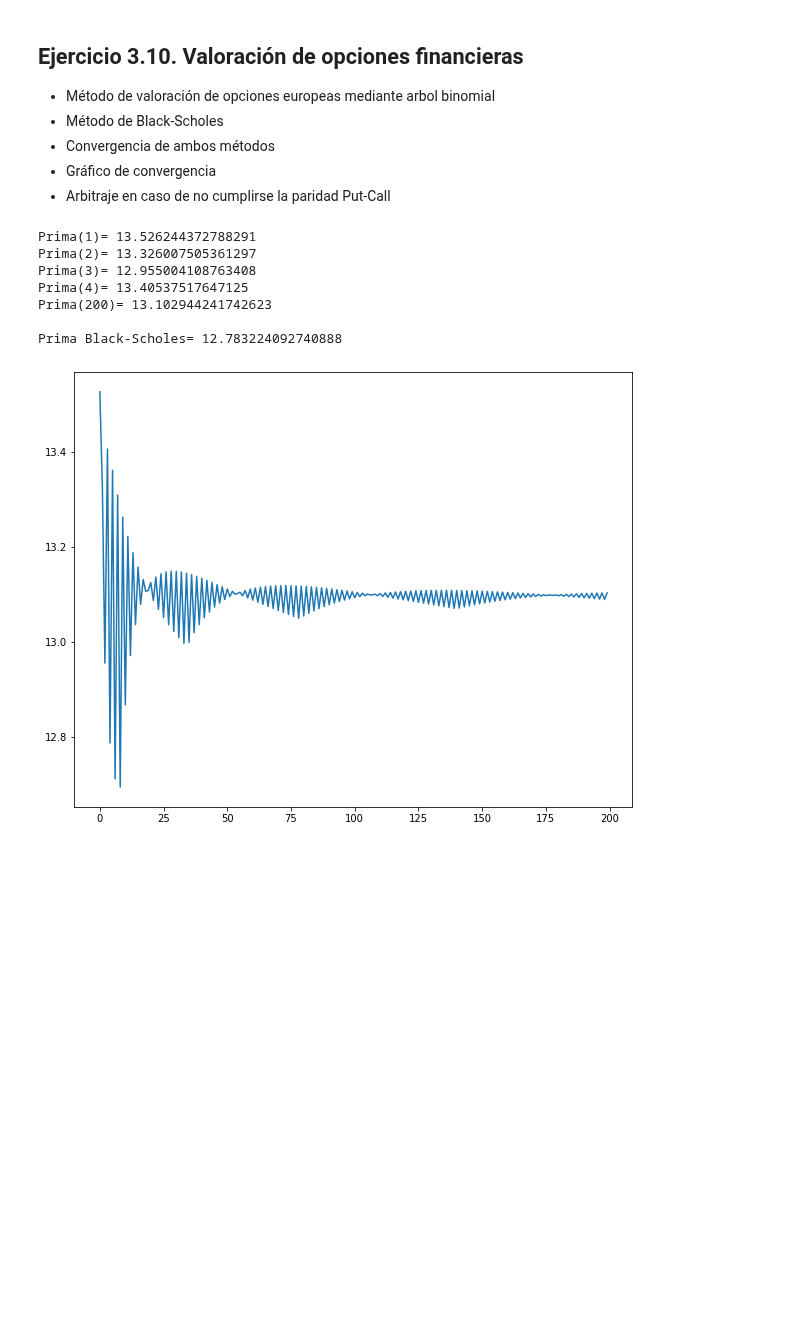
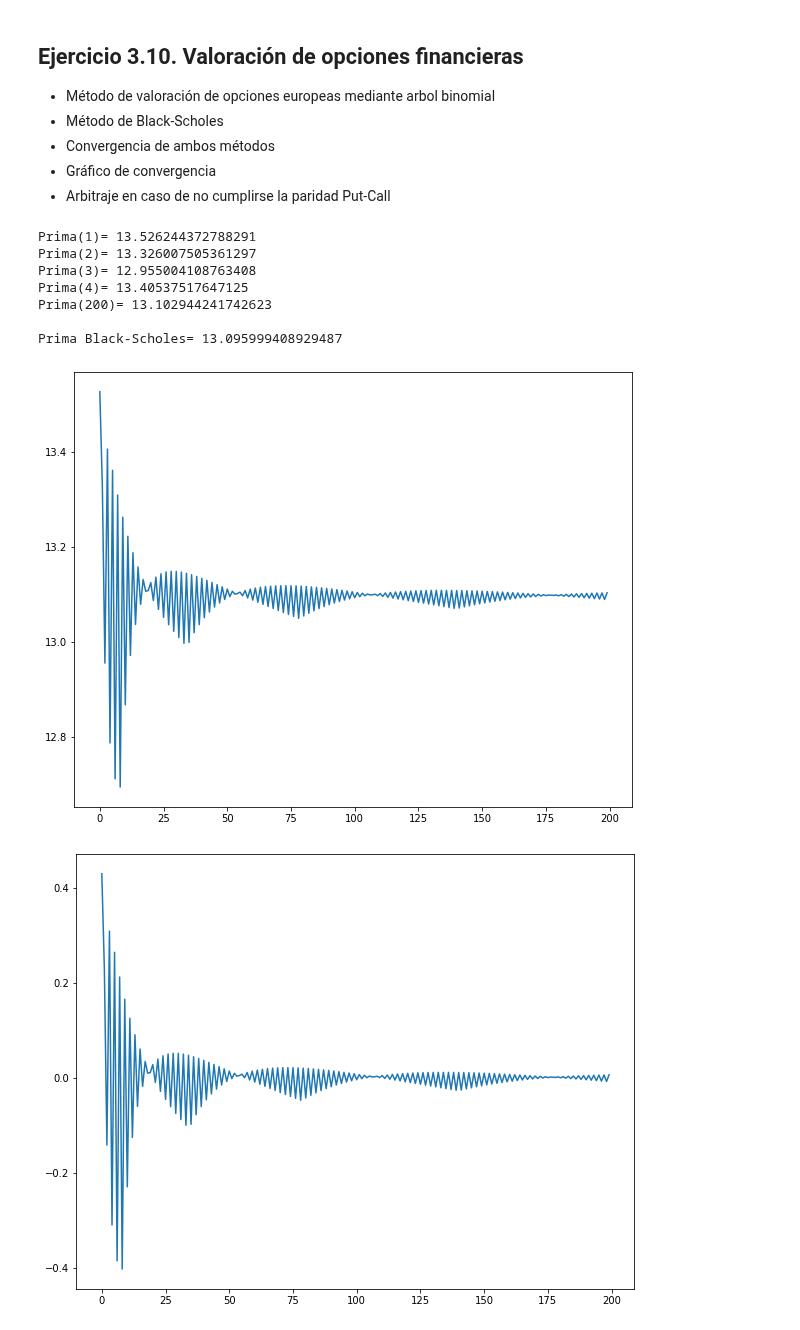
Before and after one commit to Julioore/C1_Asignatura, a Jupyter notebook: practicas/practica3.ipynb, the cells around one changed output. Cells and saved outputs as stored; diff of their text form; code cells hidden in the pictures; blank space fills up the shorter version.

```diff
--- a/practicas/practica3.ipynb
+++ b/practicas/practica3.ipynb
@@ -160,7 +160,7 @@ def prima(tipo, spot, strik, anyos, volatilidad, n, tInt):
 
 def primaBS(tipo, spot, strik, anyos, volatilidad, tInt):
     r = np.log(1+tInt)                          # r es el tanto instantáneo
-    d1 = (np.log(spot/strik) + (r + anyos * 0.5 * volatilidad**2)) / (volatilidad * np.sqrt(anyos))
+    d1 = (np.log(spot/strik) + (r + 0.5 * volatilidad**2) * anyos) / (volatilidad * np.sqrt(anyos))
     d2 = d1 - volatilidad * np.sqrt(anyos)
     if tipo.lower() == 'call':
       primaBS = spot * norm.cdf(d1) - strik * np.exp(-r * anyos) * norm.cdf(d2)
@@ -168,6 +168,9 @@ def primaBS(tipo, spot, strik, anyos, volatilidad, tInt):
       primaBS = strik * np.exp(-r * anyos) * norm.cdf(-d2) - spot * norm.cdf(-d1)
     return primaBS
 
+# Representamos gráficamente la valoración por el método binomial
+# Cuando el número de pasos del método binomial tiende a infinito el
+# valor teórico obtenido coincide con el que proporciona el método de Black-Scholes
 
 m = 200                                   # Calcularemos el arbol desde 1 hasta m pasos
 evolucion = [0]*(m)
@@ -196,5 +199,28 @@ Prima(3)= 12.955004108763408
 Prima(4)= 13.40537517647125
 Prima(200)= 13.102944241742623
 
-Prima Black-Scholes= 12.783224092740888
+Prima Black-Scholes= 13.095999408929487
 [figure]
+# %%
+# Analizamos la convergencia entre ambos métodos
+# y representamos el gráfico de convergencia
+# Se comprueba que cuando el número de pasos del método binomial tiende a infinito
+# la diferencia entre el valor teórico obtenido y el valor que proporciona el
+# método de Black-Scholes tiende a 0.
+
+
+m = 200
+diferencia = [0]*(m)
+for j in range(m):
+    diferencia[j] = evolucion[j] - BS
+   # print(j+1, evolucion[j], BS, diferencia[j])
+
+
+fig = plt.figure(figsize=(10, 8))
+ax = fig.add_subplot(111)
+last = 1
+bound = m
+ax.plot(diferencia)
+fig.savefig('graph.png')
+# %% [output]
+[figure, added]
```
